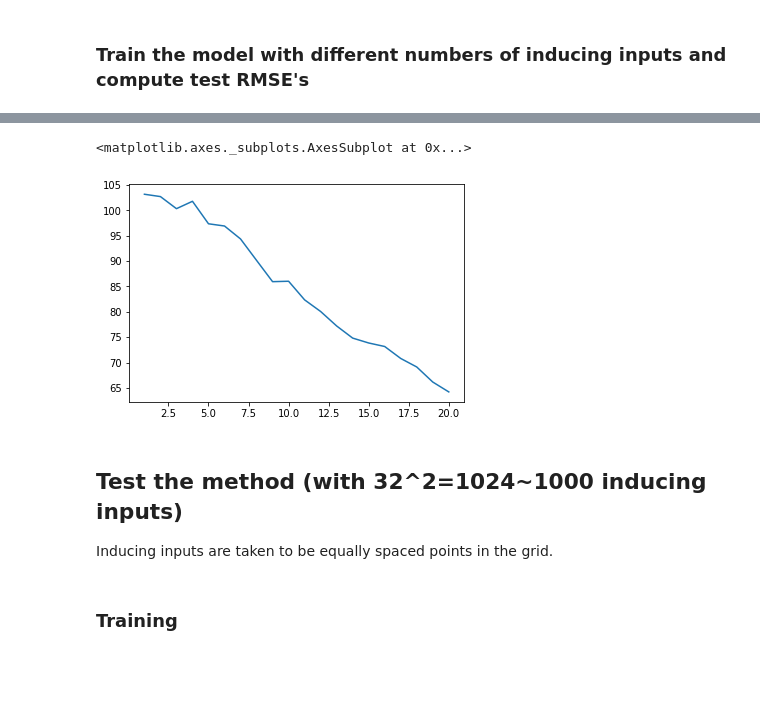
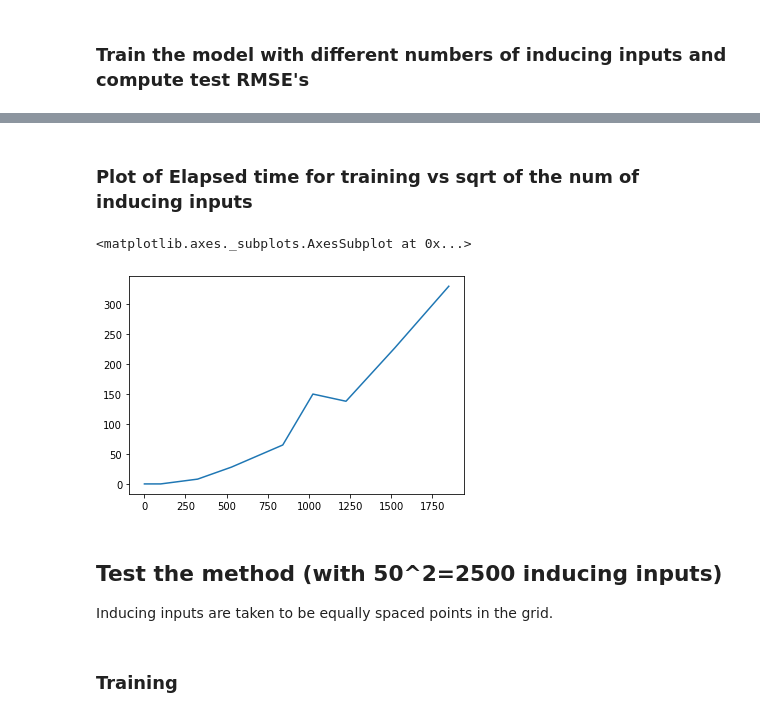
Before and after one commit to yasuaki-94/gpVariational, a Jupyter notebook: CMB/CMB_GP.ipynb, the cells around one changed output, grey strips where cells are left out. Saved outputs shown, nothing was run; the diff lists cells and outputs as text; code cells hidden in the pictures; blank space fills up the shorter version.

```diff
--- a/CMB/CMB_GP.ipynb
+++ b/CMB/CMB_GP.ipynb
@@ -67,21 +86,27 @@ def inducingInputsGenerator(X, sqrtNumInduce):
 # %% [markdown]
 ### Train the model with different numbers of inducing inputs and compute test RMSE's
 # %%
-sigmaSqf = 0.0001
+sigmaSqf = 0.01
 lscale = 0.01
-varErr = 0.00001
+varErr = 1
 
+elapsedTimes = []
 errs = []
-for sqrtNumInduce in range(1, 21):
+
+mSqrt = [1, 10, 18, 23, 29, 32, 35, 39, 43]
+for sqrtNumInduce in mSqrt:
     X_inducing = inducingInputsGenerator(X, sqrtNumInduce)
 
-    gpImage = vgp_sqExp(X_train,
+    gpImage = VGPsqExp(X_train,
                         y_train,
                         X_inducing,
                         sigmaSqf,
                         lscale,
                         varErr)
-    gpImage.train()
+    #gpImage.optimizeHyperparams(showPath=False)
+    t = gpImage.train(returnElapsedTime=True)
+    elapsedTimes.append(t)
+
     print("sqrt(m)="+str(sqrtNumInduce), end=": ")
     pred = gpImage.predictMean(X_test,
                           y_test,
@@ -112,0 +127,3 @@ Below is the plot of test RMSE vs sqrt of the num of inducing inputs
+# %%
+m = list(map(lambda x: x**2, mSqrt))
+sns.lineplot(x=m, y=errs)
@@ -113,10 +133,12 @@ Below is the plot of test RMSE vs sqrt of the num of inducing inputs
+# %% [markdown]
+### Plot of Elapsed time for training vs sqrt of the num of inducing inputs
 # %%
-sns.lineplot(x=list(range(1,21)), y=errs)
+sns.lineplot(x=m, y=elapsedTimes)
 # %% [output]
 <matplotlib.axes._subplots.AxesSubplot at 0x...>
-[figure, old version]
+[figure, new version]
 # %% [markdown]
-## Test the method (with 32^2=1024~1000 inducing inputs)
+## Test the method (with 50^2=2500 inducing inputs)
 Inducing inputs are taken to be equally spaced points in the grid.
 # %% [markdown]
 ### Training
```
Also changed, not shown: parts of 17 cells of this notebook, 6 other files.
